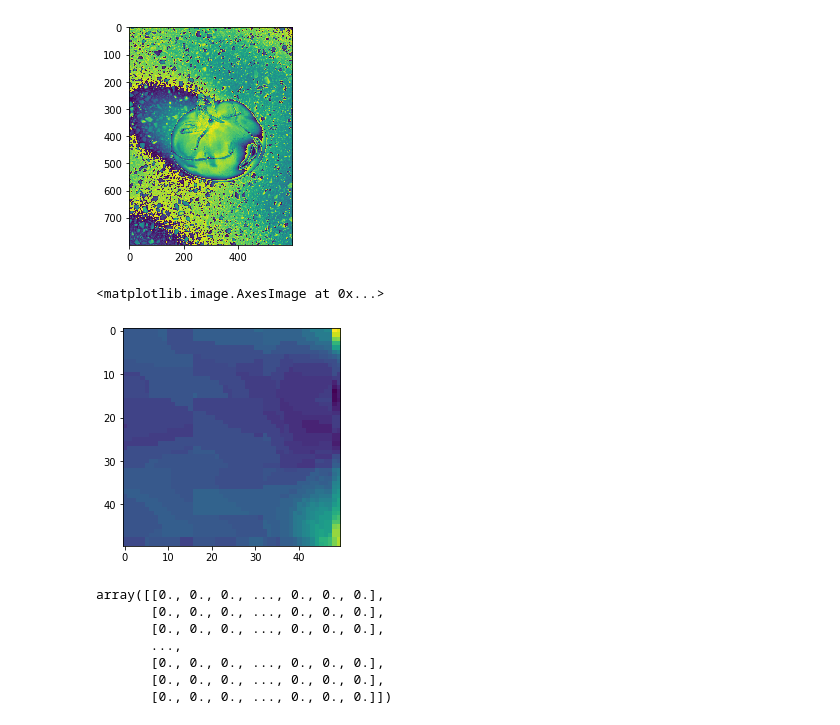
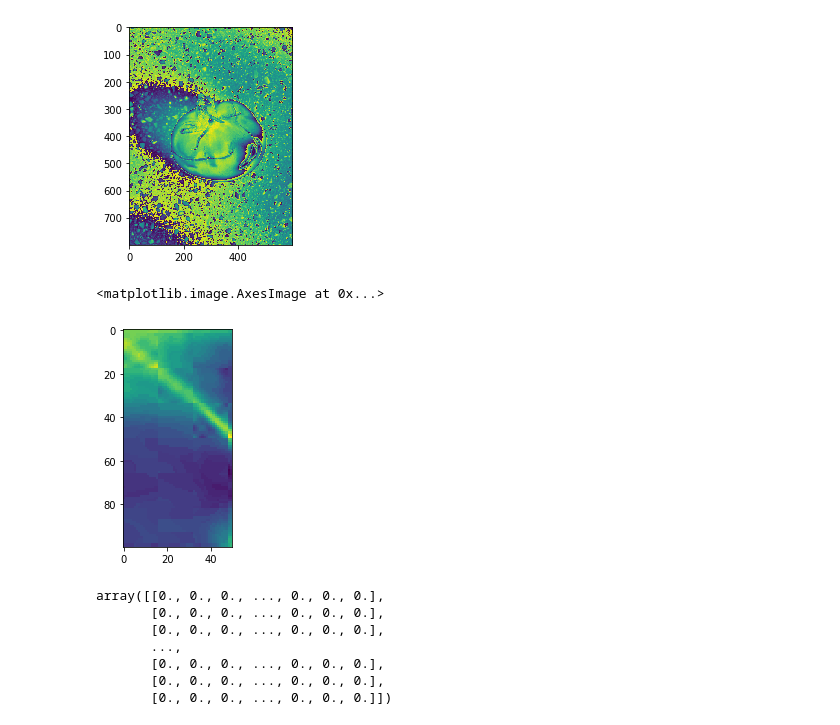
Before and after one commit to tweeraratne/problem-solving, a Jupyter notebook: Code_to_convert_RGB_image_to_Grayscale.ipynb, the cells around one changed output. Drawn from its saved outputs; the diff is of its cells as text; code cells hidden in the pictures.

Commit message:
changed the slice dimenstions of the image in the channel subtraction

```diff
--- a/Code_to_convert_RGB_image_to_Grayscale.ipynb
+++ b/Code_to_convert_RGB_image_to_Grayscale.ipynb
@@ -170,10 +170,10 @@ array([[ 75,  99,  96, ..., 250, 244,   6],
        [184, 196, 190, ..., 158, 161, 158]], dtype=uint8)
 [figure]
 # %%
-plt.imshow(color_img_copy3[400:450,400:450,1]-color_img_copy3[400:450,400:450,0])
+plt.imshow(color_img_copy3[350:450,400:450,1]-color_img_copy3[350:450,400:450,0])
 # %% [output]
 <matplotlib.image.AxesImage at 0x...>
-[figure, old version]
+[figure, new version]
 # %%
 px
 # %% [output]
```
